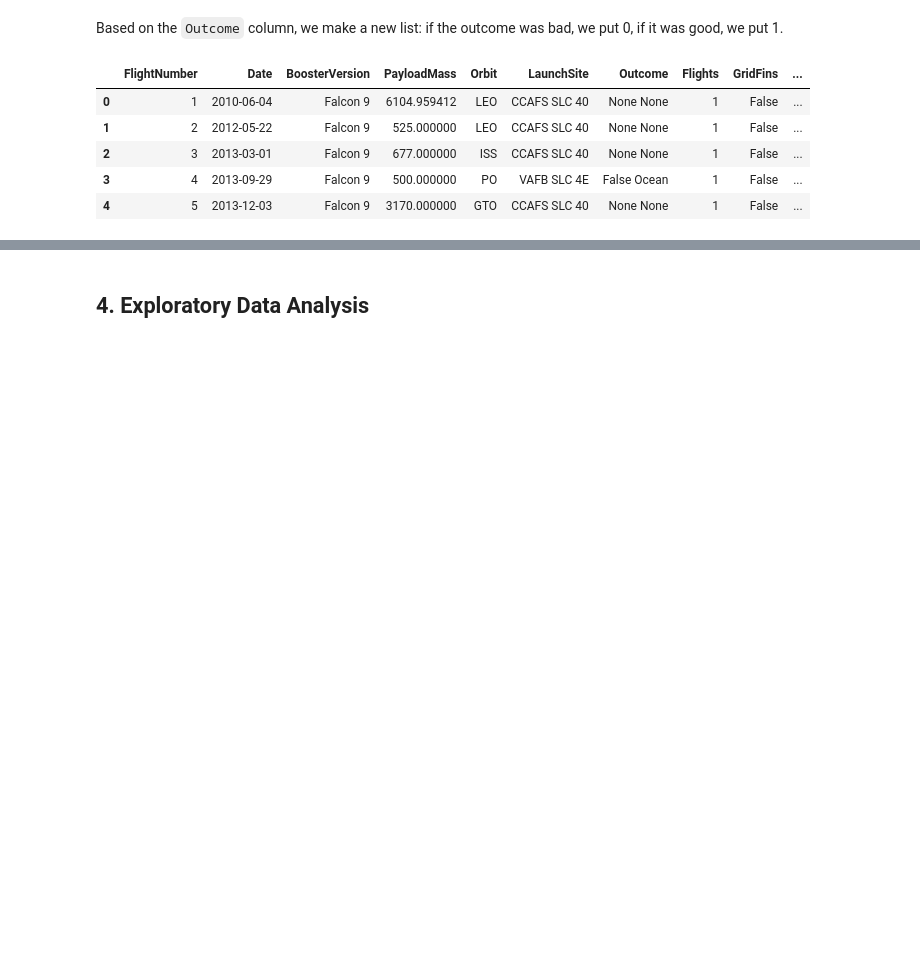
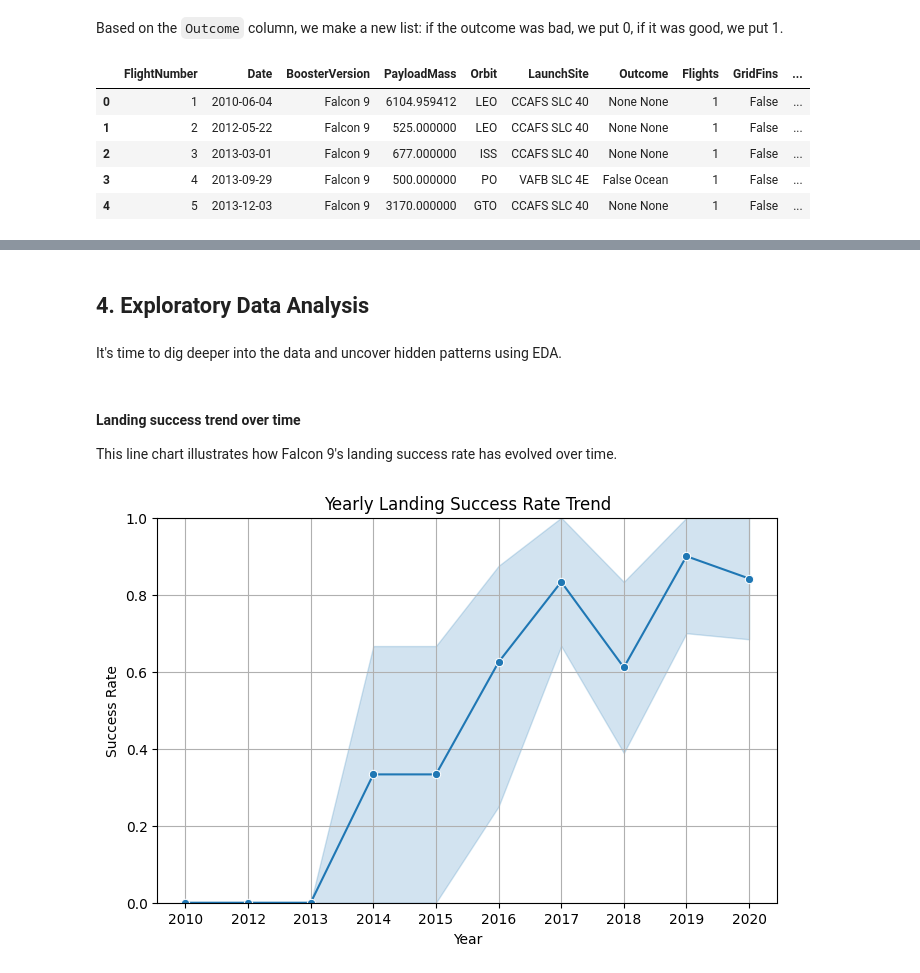
Before and after one commit to msulkowski2/SpaceX-Falcon9-IBM-DS, a Jupyter notebook: SpaceX-Falcon9-IBM-DS.ipynb, the cells around one changed output, grey strips where cells are left out. Saved outputs shown, nothing was run; the diff lists cells and outputs as text; code cells hidden in the pictures; blank space fills up the shorter version.

Commit message:
Added the EDA section. Started the Predictive Analysis section.

```diff
--- a/SpaceX-Falcon9-IBM-DS.ipynb
+++ b/SpaceX-Falcon9-IBM-DS.ipynb
@@ -257,0 +270,6 @@ df.head()
+# %%
+year=[]
+for i in df["Date"]:
+    year.append(i.split("-")[0])
+
+df['Date'] = year
@@ -258,2 +285,18 @@ df.head()
 # %% [markdown]
-## 4. Exploratory Data Analysis
+## **4. Exploratory Data Analysis**
+# %% [markdown]
+It's time to dig deeper into the data and uncover hidden patterns using EDA.
+# %% [markdown]
+#### **Landing success trend over time**
+This line chart illustrates how Falcon 9's landing success rate has evolved over time.
+# %%
+plt.figure(figsize=(8, 5))
+sns.lineplot(data=df, x='Date', y='Class', marker='o')
+plt.title("Yearly Landing Success Rate Trend")
+plt.xlabel("Year")
+plt.ylabel("Success Rate")
+plt.ylim(0, 1)
+plt.grid(True)
+plt.show()
+# %% [output]
+[figure, added]
```
Also changed, not shown: parts of 46 cells of this notebook.
